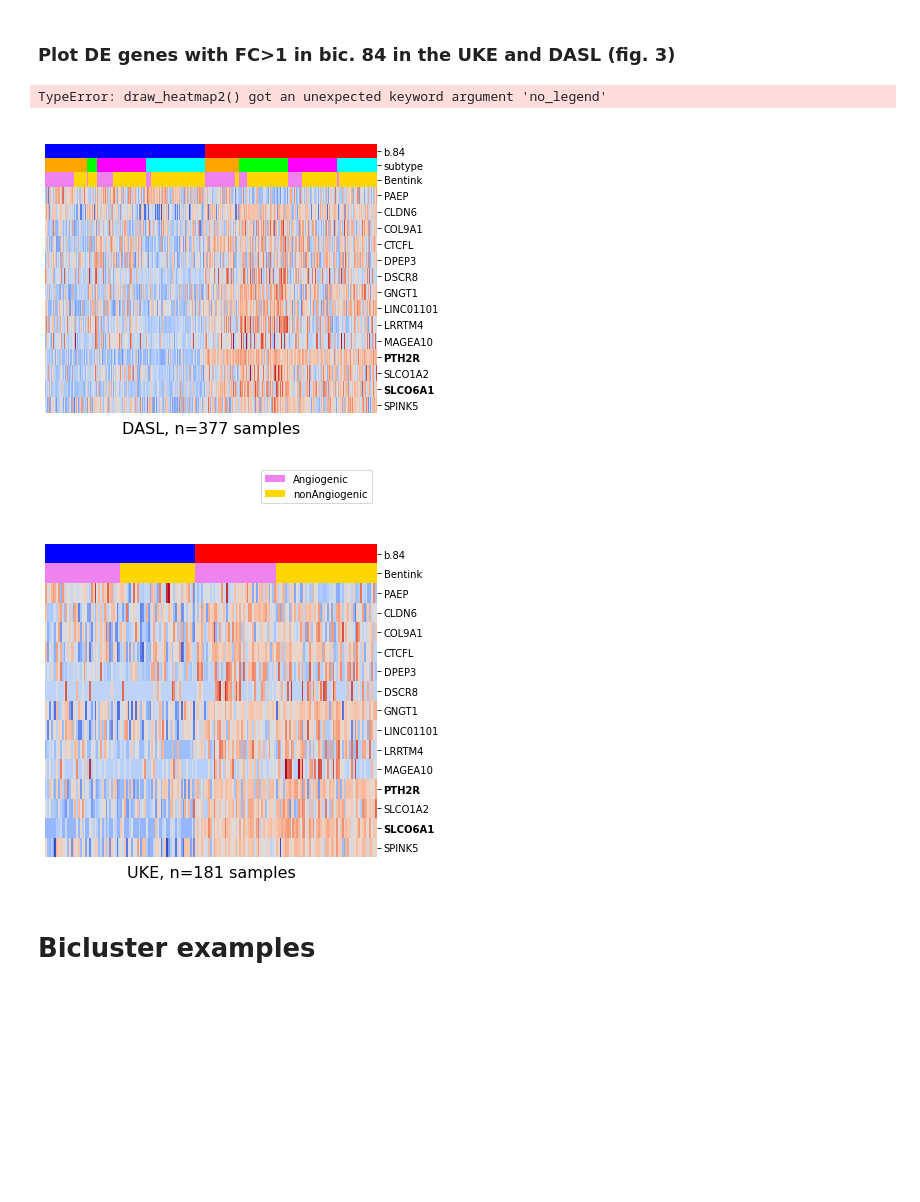
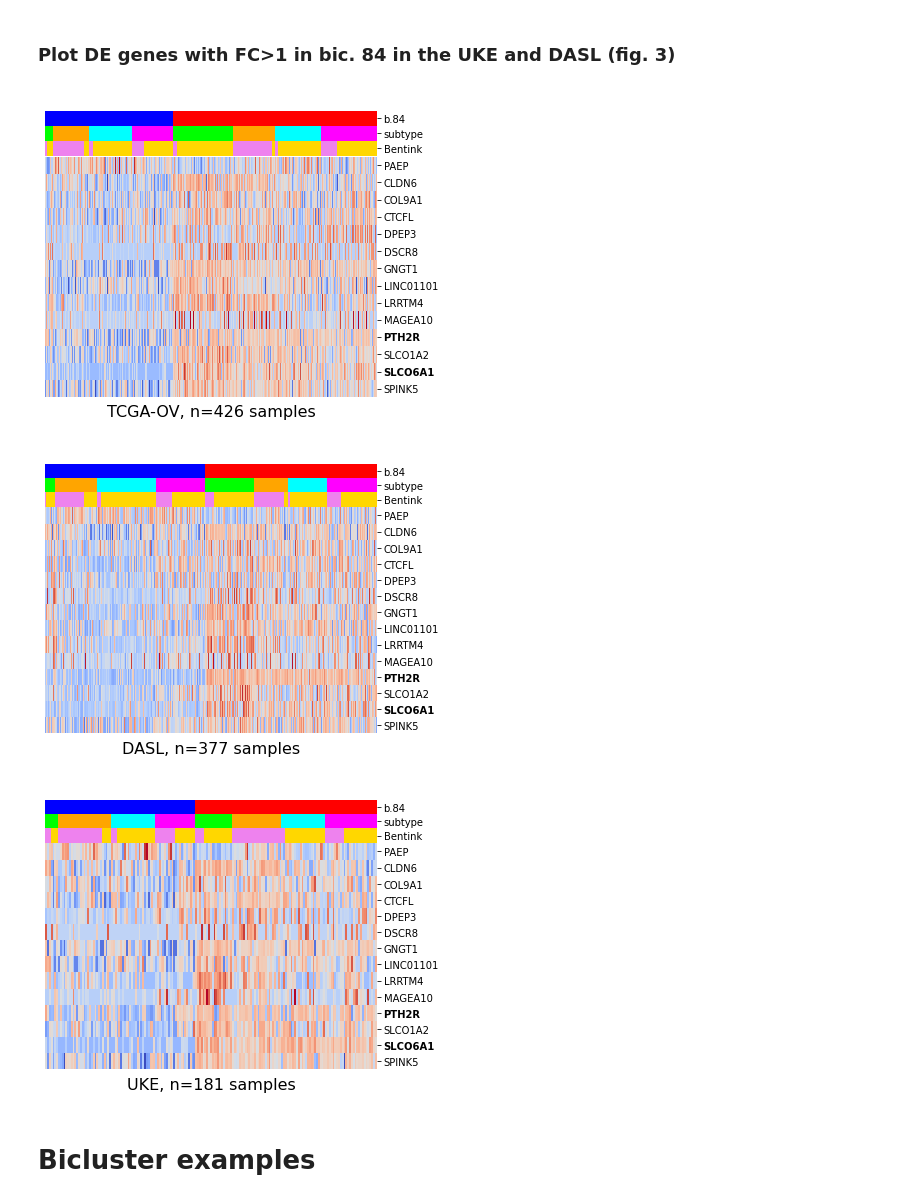
Before and after one commit to ozolotareva/bevacizumab_ovca_signature, a Jupyter notebook: heterogneity.ipynb, the cells around one changed output. Cells and saved outputs as stored; diff of their text form; code cells hidden in the pictures; blank space fills up the shorter version.

```diff
--- a/heterogneity.ipynb
+++ b/heterogneity.ipynb
@@ -328,6 +308,8 @@ def make_known_groups(annot, target_col="genefu_z", verbose=False):
                 )
     return known_groups
 # %%
+from collections import OrderedDict
+
 subt_dict = {"DIF_consensus":'differentiated',
             "MES_consensus": 'mesenchymal',
             "IMR_consensus":'immunoreactive',
@@ -358,6 +340,12 @@ color_dict = {"consensusOV":{
     'Angiogenic':'violet',
     'nonAngiogenic':'gold'},
 }
+
+color_dict['subtype'] = OrderedDict({'proliferative': 'lime',
+                                     'mesenchymal': 'orange',
+                                     'differentiated': 'cyan',
+                                     'immunoreactive': 'magenta',
+                                    "PRO":"lime","MES":"orange","DIF":"cyan","IMR": "magenta"})
 # %%
 pm = "ARI"
 # %% [markdown]
@@ -1427,8 +1453,8 @@ fig = draw_heatmap2(exprs_tcga_z_rn.loc[:,subt_tcga.index], b,
               dendrogram_ratio=(0.05,0.05),
               colors_ratio=(0.03, 0.05),
               bic_prefix = "b.",
-              no_legend=True,
-                no_cbar=True,
+              legend_n_cols=0,
+              no_cbar=True,
               col_labels = False,
               row_labels = True,
               color_range=(-3,3),
@@ -1436,10 +1462,11 @@ fig = draw_heatmap2(exprs_tcga_z_rn.loc[:,subt_tcga.index], b,
               no_row_colors = True,cluster_rows=False
              )
 ax = fig[0].ax_heatmap
-tmp = ax.set_xlabel("TCGA, n=%s samples"%subt_tcga.shape[0], fontsize=16)
+tmp = ax.set_xlabel("TCGA-OV, n=%s samples"%subt_tcga.shape[0], fontsize=16)
+plt.savefig("../img/Fig3_bic84_TCGA-OV_heatmap.pdf")
 plt.show()
 # %% [output]
-TypeError: draw_heatmap2() got an unexpected keyword argument 'no_legend'
+[figure, added]
 # %%
 fs = 12
 i = [84]
@@ -1461,7 +1488,7 @@ fig = draw_heatmap2(exprs_dasl_z_rn.loc[:,subt_dasl.index], b,
               colors_ratio=(0.03, 0.05),
               bic_prefix = "b.",
               legend_n_cols=0,
-                no_cbar=True,
+              no_cbar=True,
               col_labels = False,
               row_labels = True,
               color_range=(-3,3),
@@ -1470,52 +1497,48 @@ fig = draw_heatmap2(exprs_dasl_z_rn.loc[:,subt_dasl.index], b,
              )
 ax = fig[0].ax_heatmap
 tmp = ax.set_xlabel("DASL, n=%s samples"%subt_dasl.shape[0], fontsize=16)
+plt.savefig("../img/Fig3_bic84_DASL_heatmap.pdf")
 plt.show()
 # %% [output]
-[figure, old version]
+[figure, new version]
 # %%
 #sys.path.append('/home/olya/TUM/DESMOND/DESMOND2/unpast/') # path to UnPaSt
 #from unpast.utils.figs import draw_heatmap2
-# %%
-from collections import OrderedDict
-color_dict['subtype'] = OrderedDict({ 'proliferative': 'lime',
-                                     'mesenchymal': 'orange',
-                                     'differentiated': 'cyan',
-                                     'immunoreactive': 'magenta'})
 # %%
 fs = 12
 i = [84]
 b = uke_bics.loc[i,:].copy()
 
 b["genes_up"] = [{"PAEP"}]
 b["genes_down"] = [{'CLDN6', 'SPINK5', 'CTCFL', 'MAGEA10', 'PTH2R', 'GNGT1',
                     'DPEP3', 'LRRTM4', 'SLCO6A1', 'SLCO1A2', 'DSCR8', 'LINC01101', 'COL9A1'}]
 b["genes"] = [{"PAEP",'CLDN6', 'SPINK5', 'CTCFL', 'MAGEA10', 'PTH2R', 'GNGT1',
                     'DPEP3', 'LRRTM4', 'SLCO6A1', 'SLCO1A2', 'DSCR8', 'LINC01101', 'COL9A1'}]
 
 
 fig = draw_heatmap2(exprs_uke_z_rn.loc[:,subt_uke.index], b,
-                    annot=subt_uke.loc[:,["Bentink"]],
+                    annot=subt_uke.loc[:,["subtype","Bentink"]],
                     color_dict=color_dict,
               bicluster_colors="redblue",
-              figsize = (4*1.5,4*1.5),
-              dendrogram_ratio=(0.05,0.2),
+              figsize = (4*1.5,3*1.5),
+              dendrogram_ratio=(0.05,0.05),
               colors_ratio=(0.03, 0.05),
               bic_prefix = "b.",
               #no_legend=False,
-               legend_n_cols=1,
+               legend_n_cols=0,
                 no_cbar=True,
               col_labels = False,
               row_labels = True,
               color_range=(-3,3),
               highlight_row_labels=['PTH2R', 'SLCO6A1'],
               no_row_colors = True,cluster_rows=False
              )
 ax = fig[0].ax_heatmap
 tmp = ax.set_xlabel("UKE, n=%s samples"%subt_uke.shape[0], fontsize=16)
+plt.savefig("../img/Fig3_bic84_UKE_heatmap.pdf")
 plt.show()
 # %% [output]
-[figure, old version]
+[figure, new version]
 # %% [markdown]
 # Bicluster examples
 # %%
```
Also changed, not shown: parts of 35 cells of this notebook, 3 other files.
